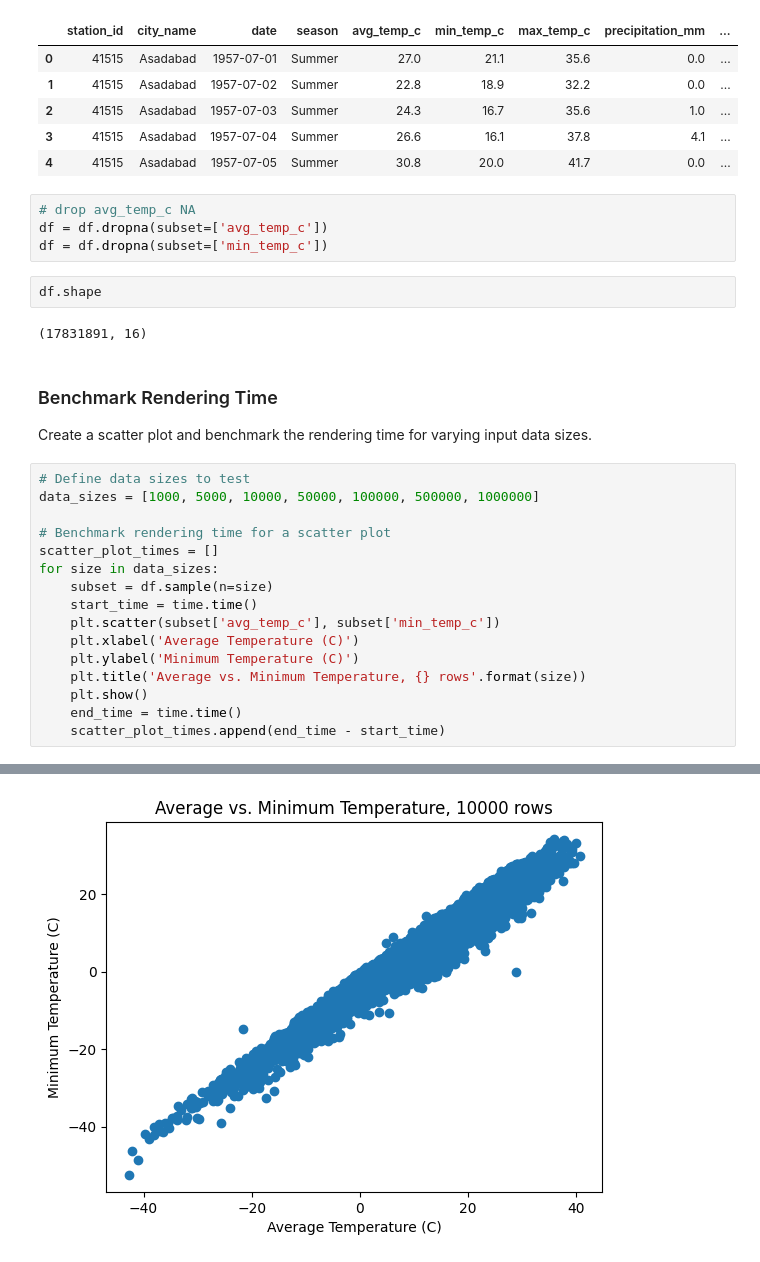
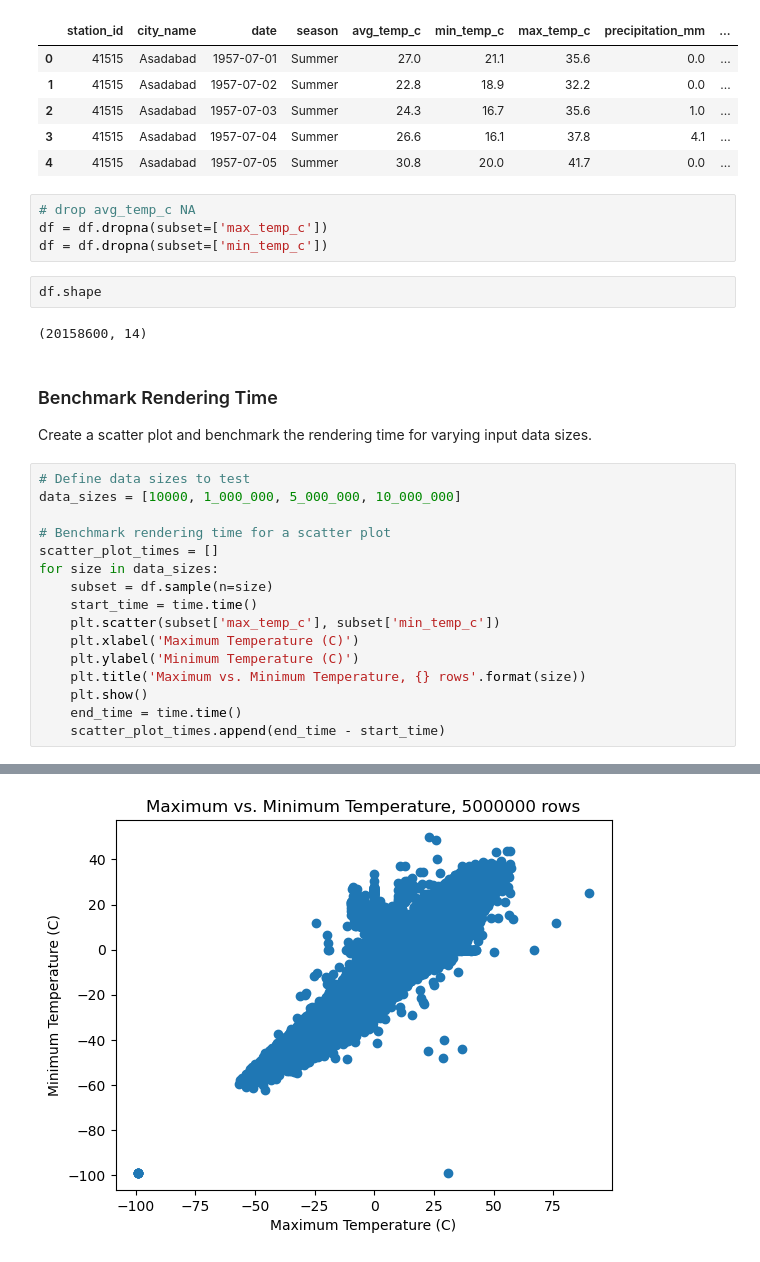
Before and after one commit to alexschillingfhnw/ivi, a Jupyter notebook: ivi.ipynb, the cells around one changed output, grey strips where cells are left out. Drawn from its saved outputs; the diff is of its cells as text.

```diff
--- a/ivi.ipynb
+++ b/ivi.ipynb
@@ -15,28 +15,28 @@ df.head()
 | 4 | 41515 | Asadabad | 1957-07-05 | Summer | 30.8 | 20.0 | 41.7 | 0.0 | ... |
 # %%
 # drop avg_temp_c NA
-df = df.dropna(subset=['avg_temp_c'])
+df = df.dropna(subset=['max_temp_c'])
 df = df.dropna(subset=['min_temp_c'])
 # %%
 df.shape
 # %% [output]
-(17831891, 16)
+(20158600, 14)
 # %% [markdown]
 ### Benchmark Rendering Time
 Create a scatter plot and benchmark the rendering time for varying input data sizes.
 # %%
 # Define data sizes to test
-data_sizes = [1000, 5000, 10000, 50000, 100000, 500000, 1000000]
+data_sizes = [10000, 1_000_000, 5_000_000, 10_000_000]
 
 # Benchmark rendering time for a scatter plot
 scatter_plot_times = []
 for size in data_sizes:
     subset = df.sample(n=size)
     start_time = time.time()
-    plt.scatter(subset['avg_temp_c'], subset['min_temp_c'])
-    plt.xlabel('Average Temperature (C)')
+    plt.scatter(subset['max_temp_c'], subset['min_temp_c'])
+    plt.xlabel('Maximum Temperature (C)')
     plt.ylabel('Minimum Temperature (C)')
-    plt.title('Average vs. Minimum Temperature, {} rows'.format(size))
+    plt.title('Maximum vs. Minimum Temperature, {} rows'.format(size))
     plt.show()
     end_time = time.time()
     scatter_plot_times.append(end_time - start_time)
@@ -46 +46 @@ for size in data_sizes:
-[figure, old version]
+[figure, new version]
```
Also changed, not shown: parts of 13 cells of this notebook.
